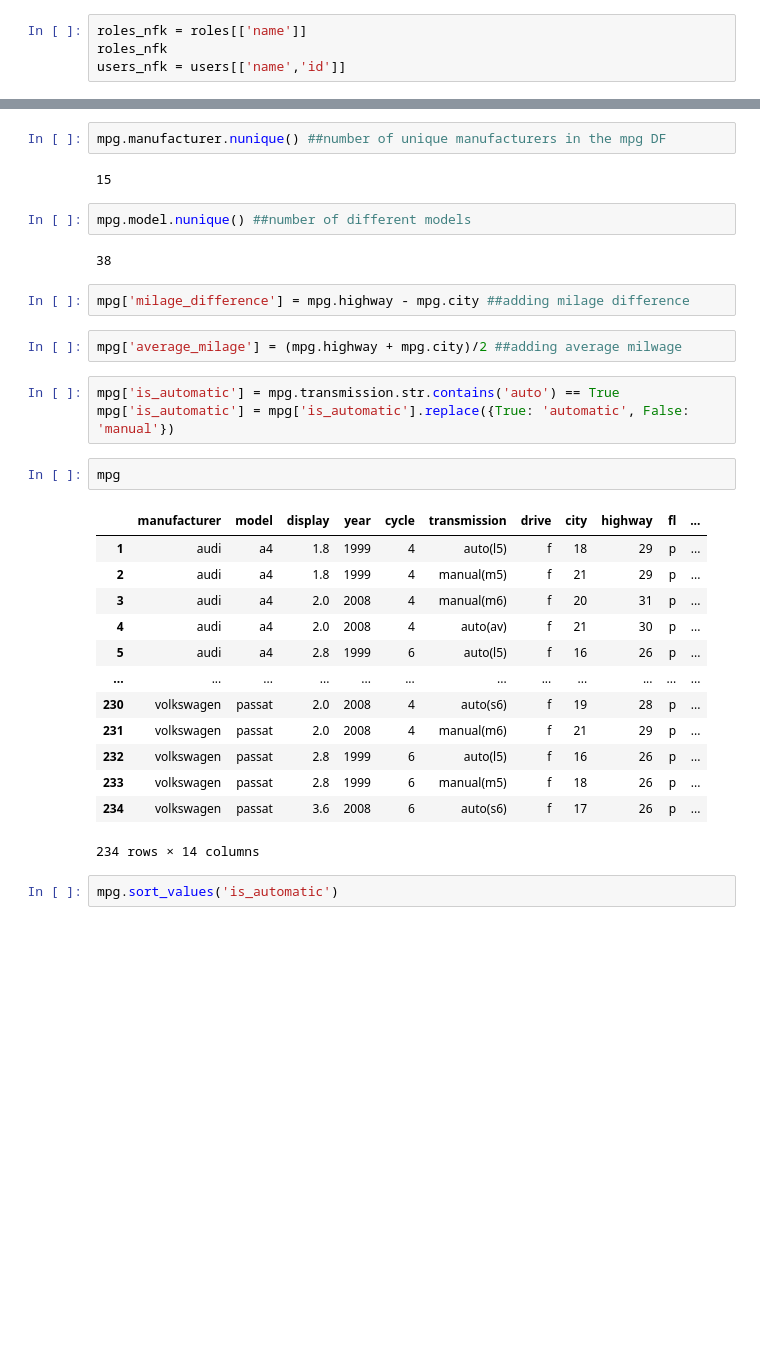
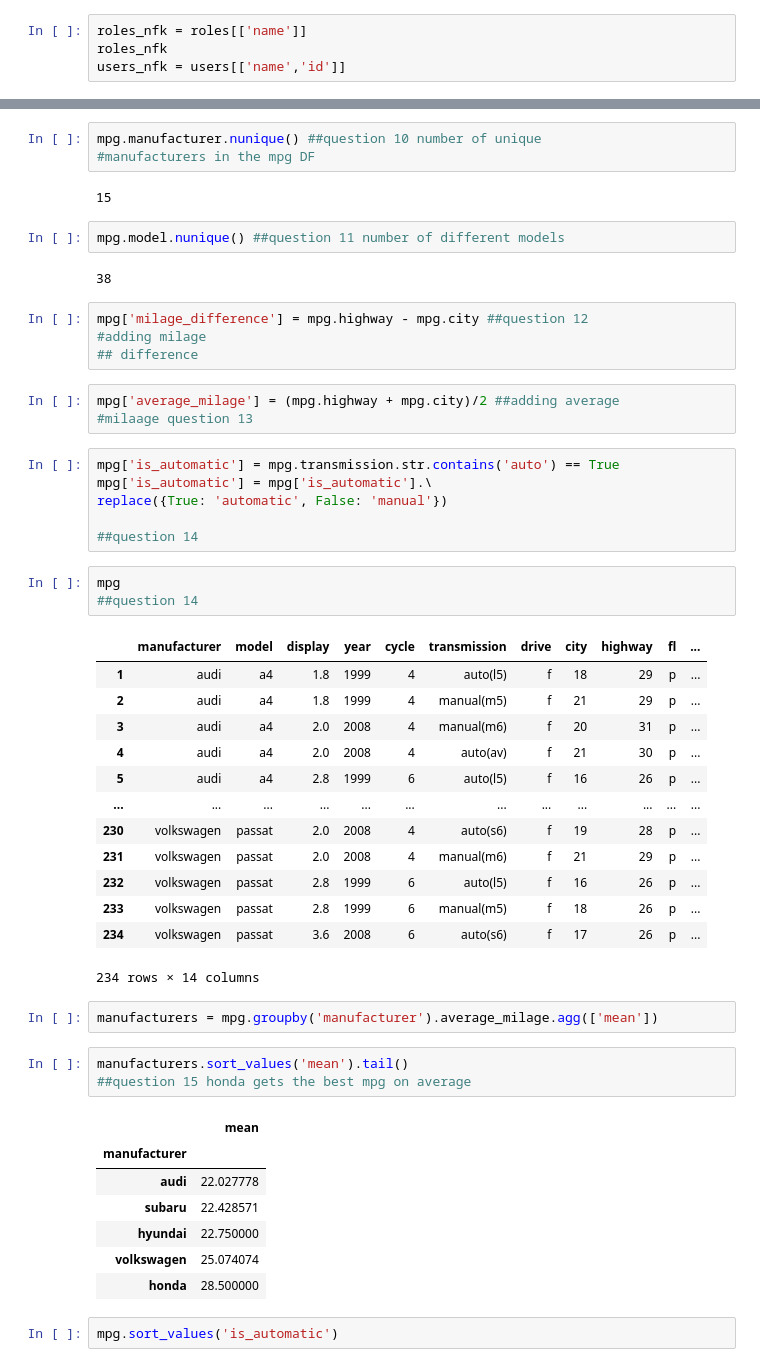
Before and after one commit to wherrickjr/numpy-pandas-visualization-exercises, a Jupyter notebook: advanced_dataframe.ipynb, the cells around one changed output, grey strips where cells are left out. Drawn from its saved outputs; the diff is of its cells as text; blank space fills up the shorter version.

```diff
--- a/advanced_dataframe.ipynb
+++ b/advanced_dataframe.ipynb
@@ -90,22 +91,30 @@ mpg.describe() #summary statistics
 | 75% | 4.600000 | 2008.000000 | 8.000000 | 19.000000 | 27.000000 |
 | max | 7.000000 | 2008.000000 | 8.000000 | 35.000000 | 44.000000 |
 # %%
-mpg.manufacturer.nunique() ##number of unique manufacturers in the mpg DF
+mpg.manufacturer.nunique() ##question 10 number of unique
+#manufacturers in the mpg DF
 # %% [output]
 15
 # %%
-mpg.model.nunique() ##number of different models
+mpg.model.nunique() ##question 11 number of different models
 # %% [output]
 38
 # %%
-mpg['milage_difference'] = mpg.highway - mpg.city ##adding milage difference
+mpg['milage_difference'] = mpg.highway - mpg.city ##question 12
+#adding milage
+## difference
 # %%
-mpg['average_milage'] = (mpg.highway + mpg.city)/2 ##adding average milwage
+mpg['average_milage'] = (mpg.highway + mpg.city)/2 ##adding average
+#milaage question 13
 # %%
 mpg['is_automatic'] = mpg.transmission.str.contains('auto') == True
-mpg['is_automatic'] = mpg['is_automatic'].replace({True: 'automatic', False: 'manual'})
+mpg['is_automatic'] = mpg['is_automatic'].\
+replace({True: 'automatic', False: 'manual'})
+
+##question 14
 # %%
 mpg
+##question 14
 # %% [output]
 |  | manufacturer | model | display | year | cycle | transmission | drive | city | highway | fl | ... |
 | 1 | audi | a4 | 1.8 | 1999 | 4 | auto(l5) | f | 18 | 29 | p | ... |
@@ -120,6 +129,19 @@ mpg
 | 233 | volkswagen | passat | 2.8 | 1999 | 6 | manual(m5) | f | 18 | 26 | p | ... |
 | 234 | volkswagen | passat | 3.6 | 2008 | 6 | auto(s6) | f | 17 | 26 | p | ... |
 234 rows × 14 columns
+# %%
+manufacturers = mpg.groupby('manufacturer').average_milage.agg(['mean'])
+# %%
+manufacturers.sort_values('mean').tail()
+##question 15 honda gets the best mpg on average
+# %% [output]
+|  | mean |
+| manufacturer |  |
+| audi | 22.027778 |
+| subaru | 22.428571 |
+| hyundai | 22.750000 |
+| volkswagen | 25.074074 |
+| honda | 28.500000 |
 # %%
 mpg.sort_values('is_automatic')
 # %% [output]
```
Also changed, not shown: parts of 43 cells of this notebook.
